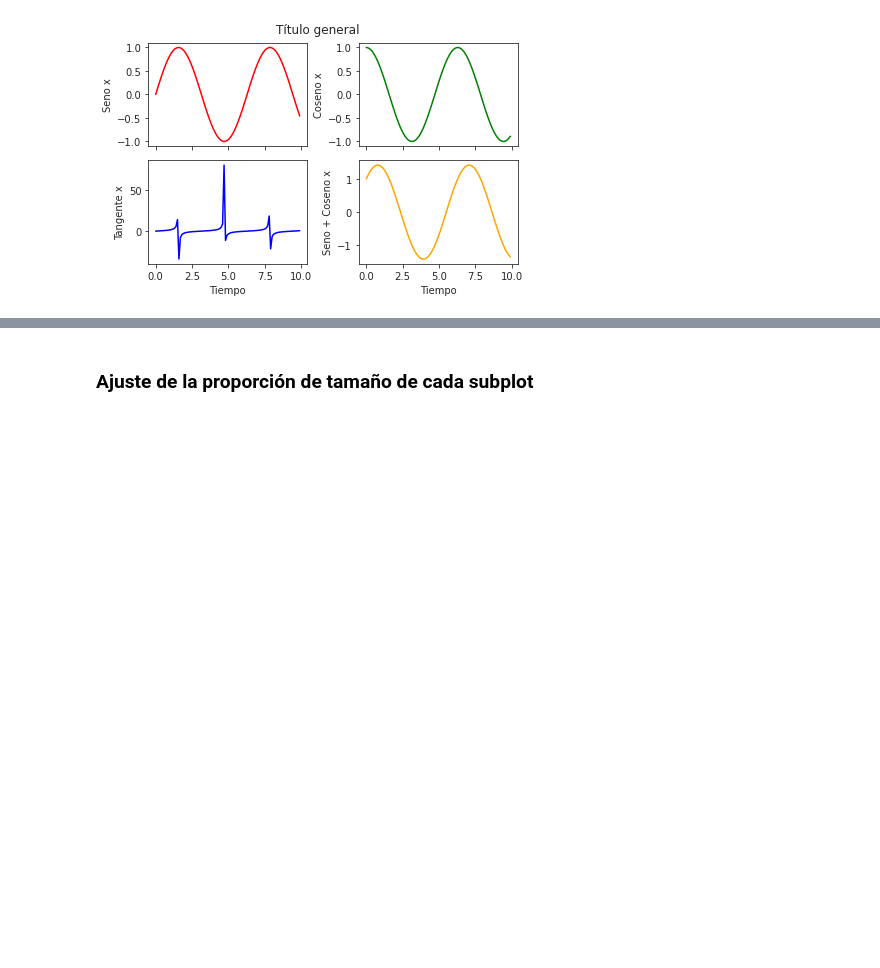
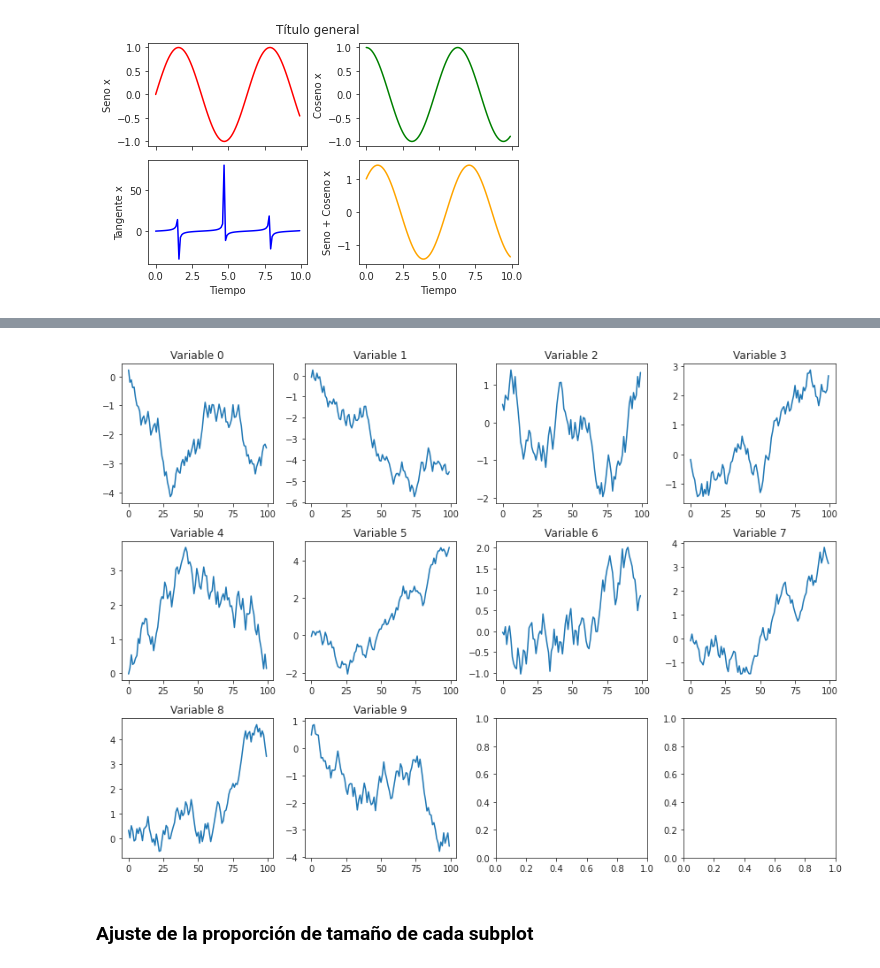
Before and after one commit to joselvira/BiomecanicaPython, a Jupyter notebook: Notebooks/Como_configurar_graficas.ipynb, the cells around one changed output, grey strips where cells are left out. Saved outputs shown, nothing was run; the diff lists cells and outputs as text; code cells hidden in the pictures; blank space fills up the shorter version.

```diff
--- a/Notebooks/Como_configurar_graficas.ipynb
+++ b/Notebooks/Como_configurar_graficas.ipynb
@@ -773,3 +796,20 @@ plt.show()
+# %%
+#Creamos los datos
+numDatos=100
+numVariables=10
+caminos = (np.random.random([numDatos, numVariables])-0.5).cumsum(axis=0)
+
+#Crea una figura general
+fig, axs = plt.subplots(3, 4, constrained_layout=True, figsize=(11.7, 8.3)) #tamaño A4
+
+#inicia un bucle for que recorre todas las variables
+for var in range(numVariables):
+  axs.flat[var].plot(caminos[:, var])
+  axs.flat[var].set_title('Variable '+str(var))
+
+plt.show()
+# %% [output]
+[figure, added]
 # %% [markdown]
 ### Ajuste de la proporción de tamaño de cada subplot
 # %% [markdown]
```
Also changed, not shown: parts of 5 cells of this notebook.
